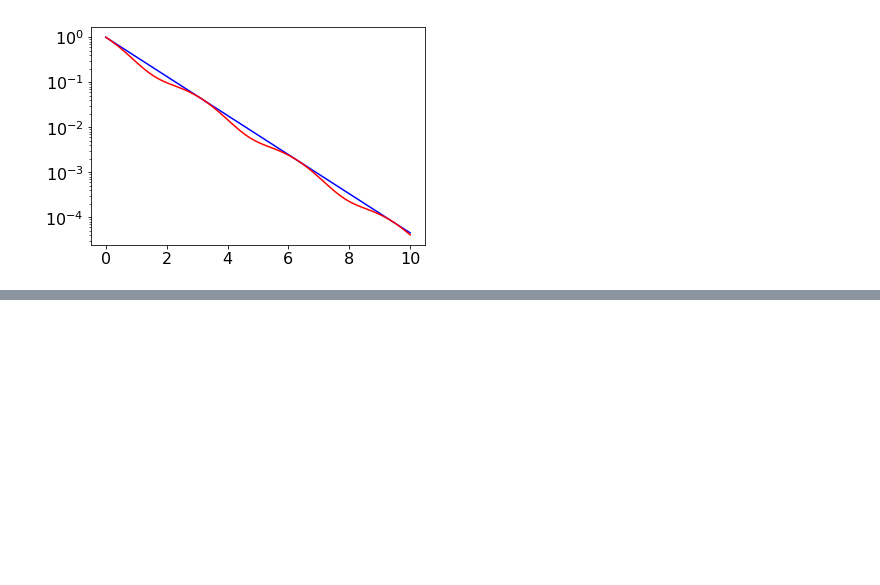
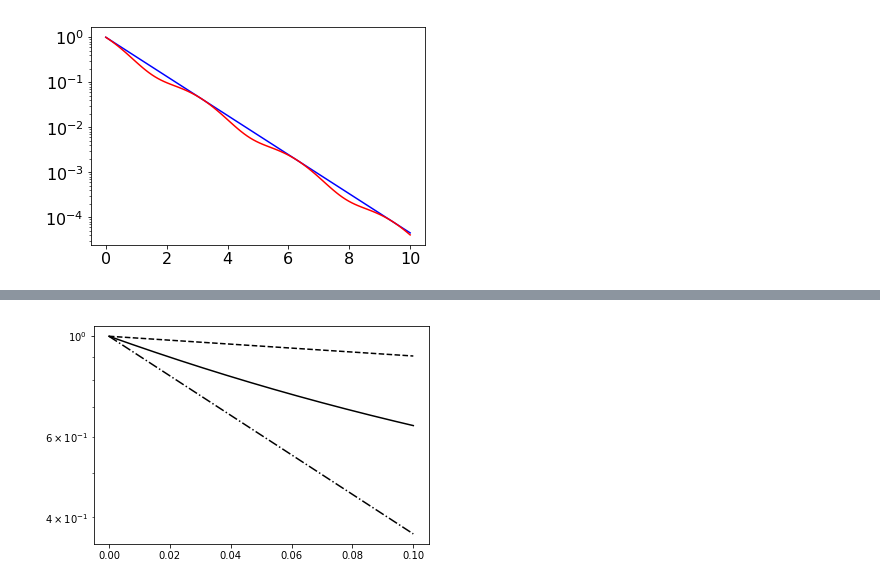
Before and after one commit to ViacheslavP/calculations, a Jupyter notebook: moller_evo.ipynb, the cells around one changed output, grey strips where cells are left out. Cells and saved outputs as stored; diff of their text form; code cells hidden in the pictures; blank space fills up the shorter version.

```diff
--- a/moller_evo.ipynb
+++ b/moller_evo.ipynb
@@ -555,0 +603,14 @@ plt.show()
+# %%
+xt = np.linspace(0,.1, 1000)
+yt = 0.5 * np.exp(-10*xt) + 0.5*np.exp(-1*xt)
+zt = np.exp(-1*xt)
+mt = np.exp(-10*xt)
+
+plt.plot(xt, yt, 'k-')
+plt.plot(xt, zt, 'k--')
+plt.plot(xt, mt, 'k-.')
+
+plt.yscale('log')
+plt.show()
+# %% [output]
+[figure, added]
```
Also changed, not shown: parts of 7 cells of this notebook, 1 other file.
